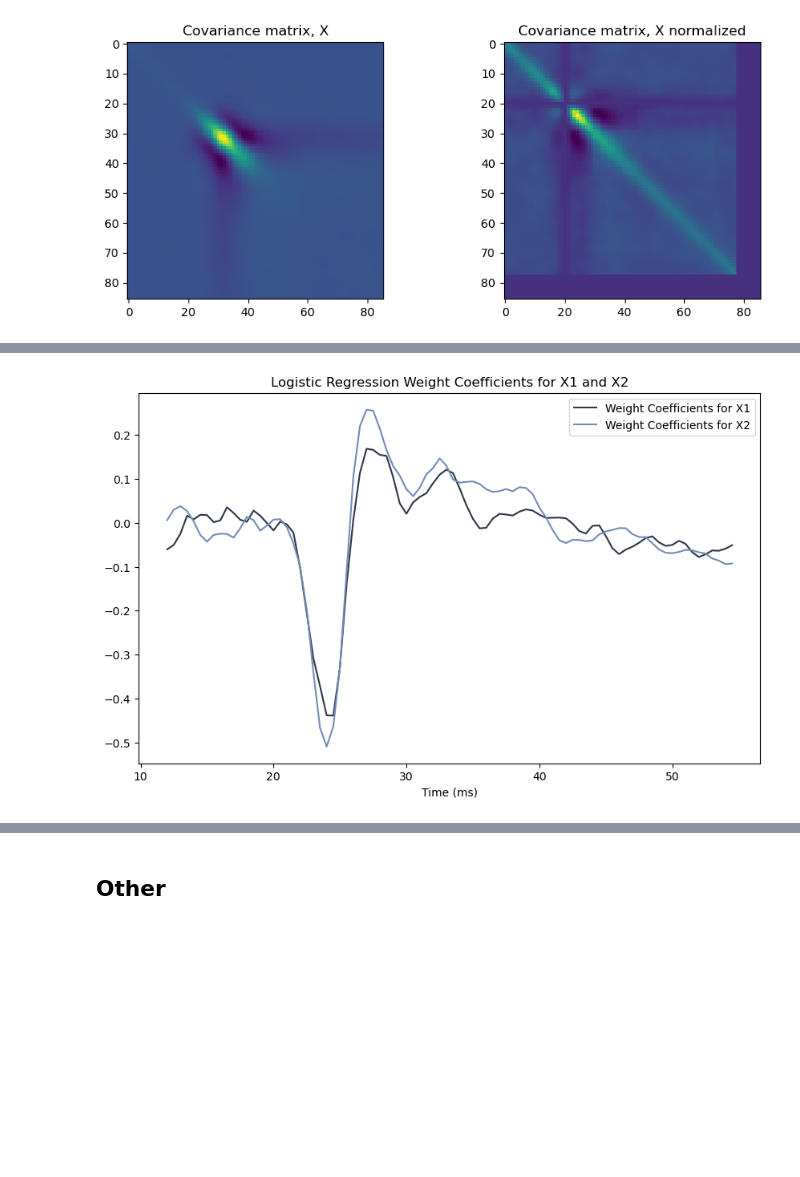
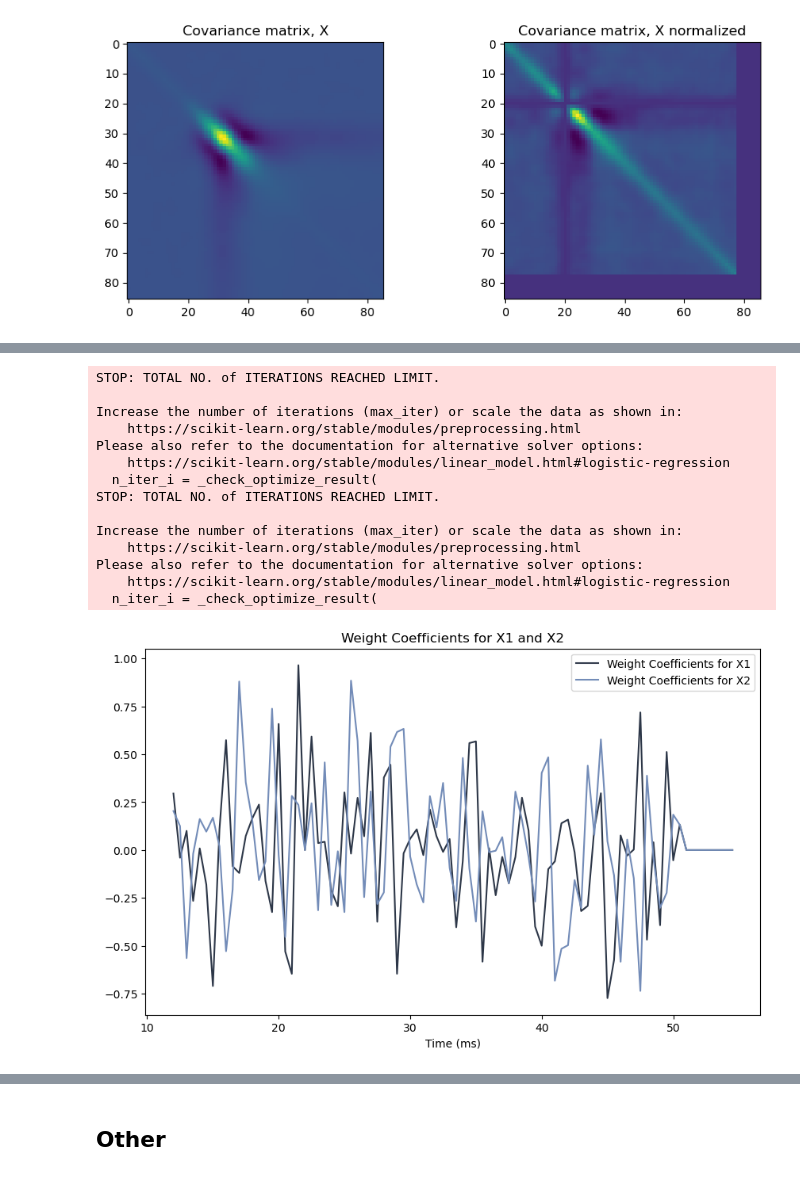
Before and after one commit to johannefranck/MEP, a Jupyter notebook: main_A.ipynb, the cells around one changed output, grey strips where cells are left out. Drawn from its saved outputs; the diff is of its cells as text; code cells hidden in the pictures; blank space fills up the shorter version.

```diff
--- a/main_A.ipynb
+++ b/main_A.ipynb
@@ -712,25 +729,0 @@ print(X2.shape)
-# %%
-import numpy as np
-np.random.seed(10)  # set seed
-
-# Get the unique groups and select half of them randomly
-selected_groups = np.random.choice(np.unique(groups), size=np.unique(groups).shape[0]//2, replace=False)
-
-# Create masks for selected and non-selected groups
-mask_X1 = np.isin(groups, selected_groups)
-mask_X2 = ~mask_X1
-
-# Apply masks to X
-X1 = X[:, mask_X1]
-X2 = X[:, mask_X2]
-
-# Apply masks to y
-y_X1 = np.array(y)[mask_X1]
-y_X2 = np.array(y)[mask_X2]
-
-# Apply masks to groups
-groups_X1 = np.array(groups)[mask_X1]
-groups_X2 = np.array(groups)[mask_X2]
-
-print(X1.shape)
-print(X2.shape)
@@ -761,28 +774,48 @@ plt.show()
 # %%
 # compute weight coefficients
-tot_scores, tot_indi_scores, mean_indi_scores, all_subject_coefficients_X1 = models.kfold_logisticregression_prsubject_stratified(X1, y_X1, groups_X1, onerow = False)
-tot_scores, tot_indi_scores, mean_indi_scores, all_subject_coefficients_X2 = models.kfold_logisticregression_prsubject_stratified(X2, y_X2, groups_X2, onerow = False)
-W1 = np.mean(all_subject_coefficients_X1, axis=0)
-W2 = np.mean(all_subject_coefficients_X2, axis=0)
+#tot_scores, tot_indi_scores, mean_indi_scores, all_subject_coefficients_X1 = models.kfold_logisticregression_prsubject_stratified(X1, y_X1, groups_X1, onerow = False)
+#tot_scores, tot_indi_scores, mean_indi_scores, all_subject_coefficients_X2 = models.kfold_logisticregression_prsubject_stratified(X2, y_X2, groups_X2, onerow = False)
+#W1 = np.mean(all_subject_coefficients_X1, axis=0)
+#W2 = np.mean(all_subject_coefficients_X2, axis=0)
+scores, mean_score, coefficients_X1 = models.logo_logreg_model(X1, y_X1, groups_X1, onerow =False)
+scores, mean_score, coefficients_X2 = models.logo_logreg_model(X2, y_X2, groups_X2, onerow =False)
+W1 = np.mean(coefficients_X1, axis=0)
+W2 = np.mean(coefficients_X2, axis=0)
 
 
 # Define the color palette and background color
 colorpalette = ['#2D3748', '#738CB8', '#FCA311', '#BFEDC1']
 background_color = '#F8F8F8'
 
 
 # Create a figure
 fig, ax = plt.subplots(figsize=(10, 6))
 ax.plot(np.arange(X1.shape[0]) / 2000 * 1000 + 12, W1, color=colorpalette[0], label='Weight Coefficients for X1')
 ax.plot(np.arange(X1.shape[0]) / 2000 * 1000 + 12, W2, color=colorpalette[1], label='Weight Coefficients for X2')
-ax.set_title('Logistic Regression Weight Coefficients for X1 and X2')
+ax.set_title('Weight Coefficients for X1 and X2')
 ax.set_xlabel('Time (ms)')
 ax.legend()
 
+plt.savefig('LogRegLOGOW1W2norm.png', dpi=300)  # Specify the desired filename and DPI
+
 # Show the plot
 plt.show()
 # %% [output]
+STOP: TOTAL NO. of ITERATIONS REACHED LIMIT.
+
+Increase the number of iterations (max_iter) or scale the data as shown in:
+    https://scikit-learn.org/stable/modules/preprocessing.html
+Please also refer to the documentation for alternative solver options:
+    https://scikit-learn.org/stable/modules/linear_model.html#logistic-regression
+  n_iter_i = _check_optimize_result(
+STOP: TOTAL NO. of ITERATIONS REACHED LIMIT.
+
+Increase the number of iterations (max_iter) or scale the data as shown in:
+    https://scikit-learn.org/stable/modules/preprocessing.html
+Please also refer to the documentation for alternative solver options:
+    https://scikit-learn.org/stable/modules/linear_model.html#logistic-regression
+  n_iter_i = _check_optimize_result(
-[figure, old version]
+[figure, new version]
 # %%
 # compute the activation pattern of X1 and X2
 A1 = covariance_matrix_X1 @ W1
```
Also changed, not shown: parts of 15 cells of this notebook.
